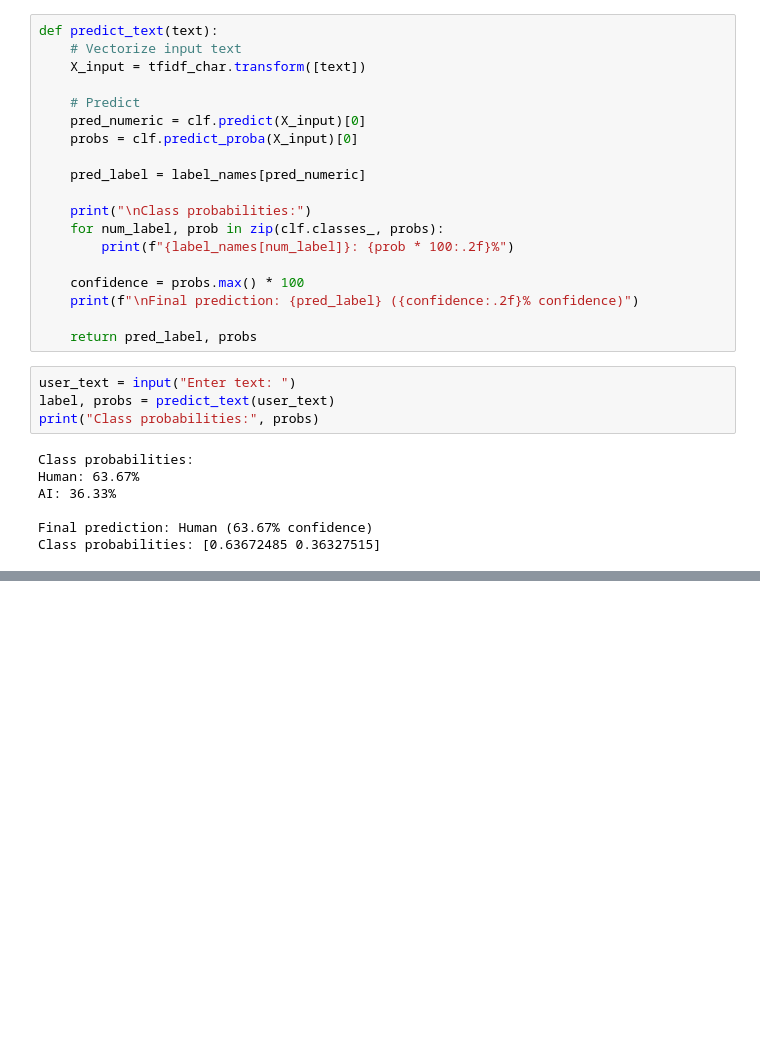
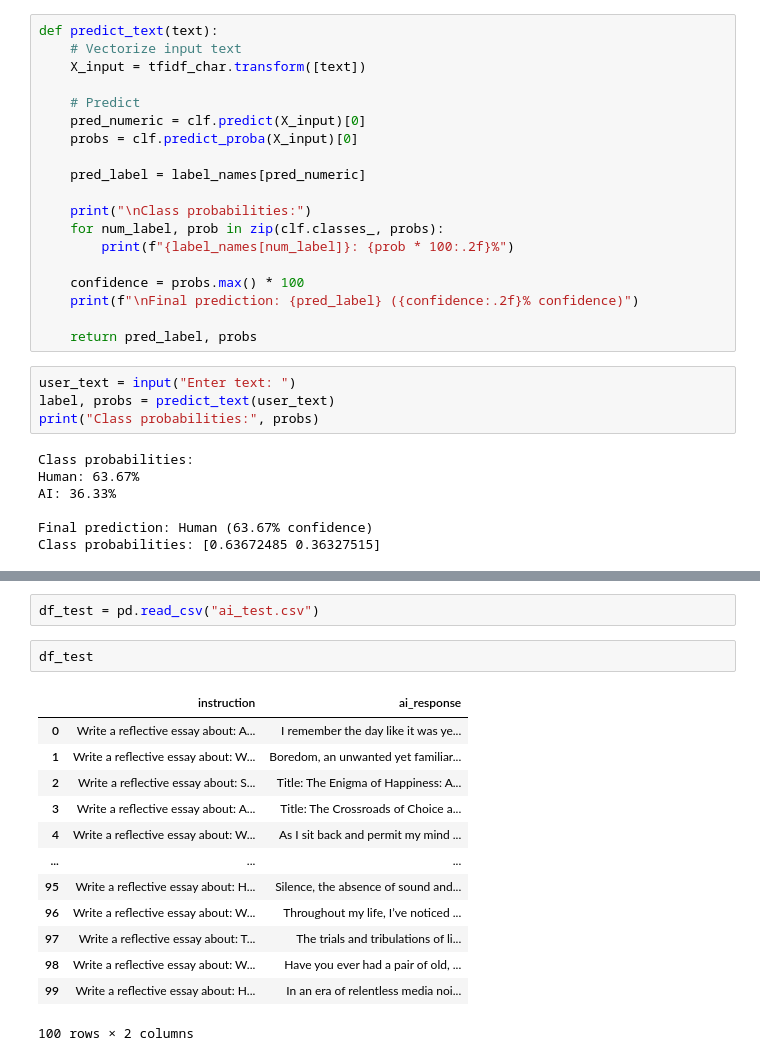
Before and after one commit to BenGaistAI/ai_detection, a Jupyter notebook: main_notebook.ipynb, the cells around one changed output, grey strips where cells are left out. Cells and saved outputs as stored; diff of their text form; blank space fills up the shorter version.

```diff
--- a/main_notebook.ipynb
+++ b/main_notebook.ipynb
@@ -2280,0 +2434,18 @@ Class probabilities: [0.63672485 0.36327515]
+# %%
+df_test = pd.read_csv("ai_test.csv")
+# %%
+df_test
+# %% [output]
+|  | instruction | ai_response |
+| 0 | Write a reflective essay about: A... | I remember the day like it was ye... |
+| 1 | Write a reflective essay about: W... | Boredom, an unwanted yet familiar... |
+| 2 | Write a reflective essay about: S... | Title: The Enigma of Happiness: A... |
+| 3 | Write a reflective essay about: A... | Title: The Crossroads of Choice a... |
+| 4 | Write a reflective essay about: W... | As I sit back and permit my mind ... |
+| ... | ... | ... |
+| 95 | Write a reflective essay about: H... | Silence, the absence of sound and... |
+| 96 | Write a reflective essay about: W... | Throughout my life, I’ve noticed ... |
+| 97 | Write a reflective essay about: T... | The trials and tribulations of li... |
+| 98 | Write a reflective essay about: W... | Have you ever had a pair of old, ... |
+| 99 | Write a reflective essay about: H... | In an era of relentless media noi... |
+100 rows × 2 columns
```
Also changed, not shown: parts of 13 cells of this notebook, 1 other file.
